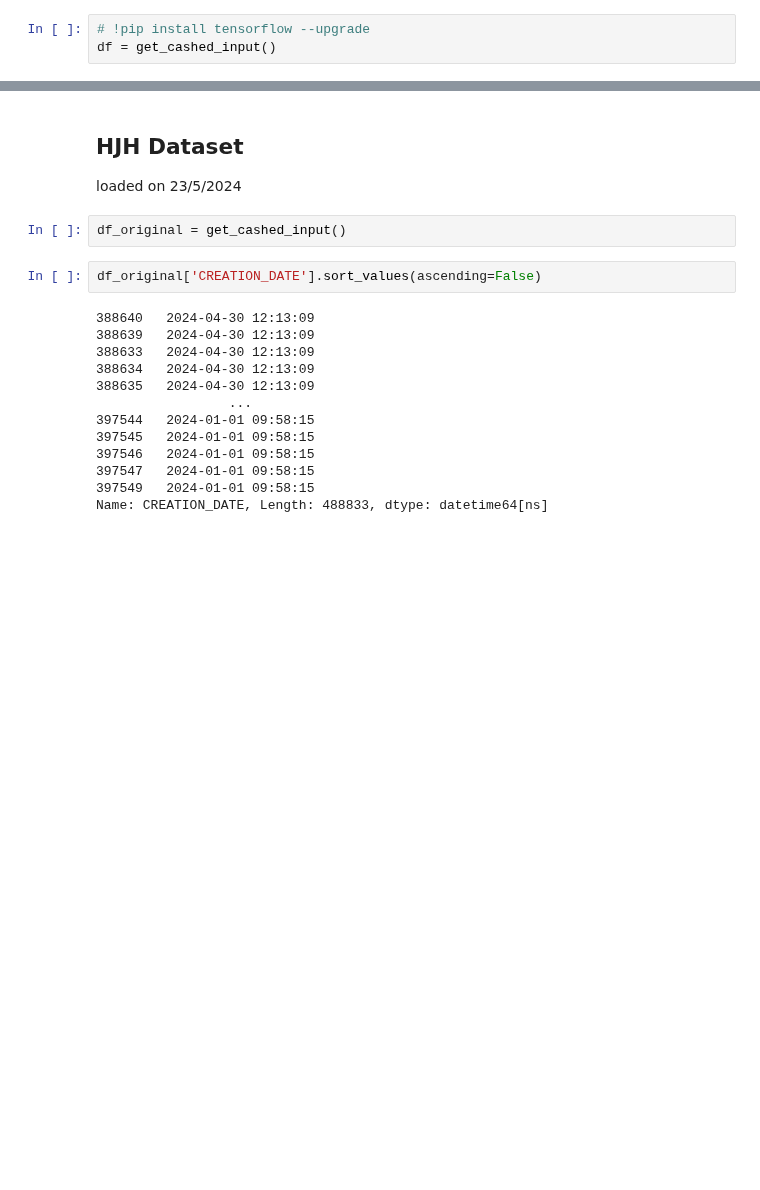
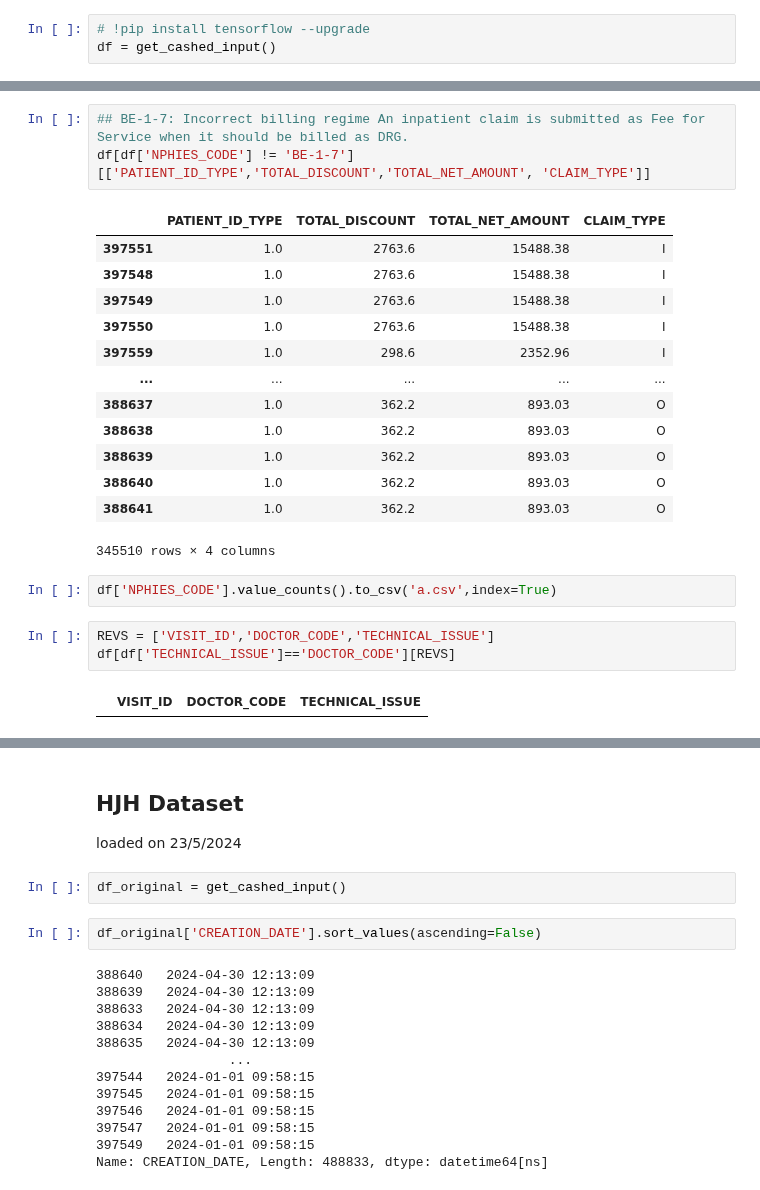
Before and after one commit to Andalusia-Data-Science-Team/Claims_Rejection, a Jupyter notebook: data_loader.ipynb, the cells around one changed output, grey strips where cells are left out. Drawn from its saved outputs; the diff is of its cells as text; blank space fills up the shorter version.

```diff
--- a/data_loader.ipynb
+++ b/data_loader.ipynb
@@ -38,0 +187,24 @@ df
+# %%
+## BE-1-7: Incorrect billing regime An inpatient claim is submitted as Fee for Service when it should be billed as DRG.
+df[df['NPHIES_CODE'] != 'BE-1-7'][['PATIENT_ID_TYPE','TOTAL_DISCOUNT','TOTAL_NET_AMOUNT', 'CLAIM_TYPE']]
+# %% [output]
+|  | PATIENT_ID_TYPE | TOTAL_DISCOUNT | TOTAL_NET_AMOUNT | CLAIM_TYPE |
+| 397551 | 1.0 | 2763.6 | 15488.38 | I |
+| 397548 | 1.0 | 2763.6 | 15488.38 | I |
+| 397549 | 1.0 | 2763.6 | 15488.38 | I |
+| 397550 | 1.0 | 2763.6 | 15488.38 | I |
+| 397559 | 1.0 | 298.6 | 2352.96 | I |
+| ... | ... | ... | ... | ... |
+| 388637 | 1.0 | 362.2 | 893.03 | O |
+| 388638 | 1.0 | 362.2 | 893.03 | O |
+| 388639 | 1.0 | 362.2 | 893.03 | O |
+| 388640 | 1.0 | 362.2 | 893.03 | O |
+| 388641 | 1.0 | 362.2 | 893.03 | O |
+345510 rows × 4 columns
+# %%
+df['NPHIES_CODE'].value_counts().to_csv('a.csv',index=True)
+# %%
+REVS = ['VISIT_ID','DOCTOR_CODE','TECHNICAL_ISSUE']
+df[df['TECHNICAL_ISSUE']=='DOCTOR_CODE'][REVS]
+# %% [output]
+|  | VISIT_ID | DOCTOR_CODE | TECHNICAL_ISSUE |
```
Also changed, not shown: parts of 15 cells of this notebook, 1 other file.
